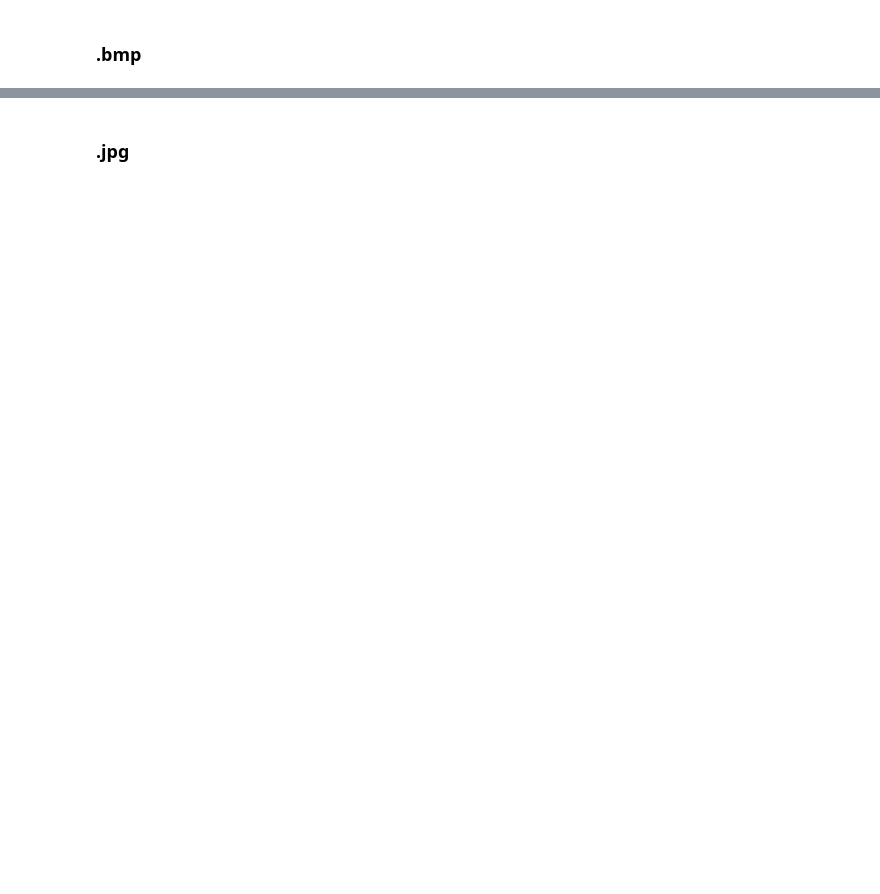
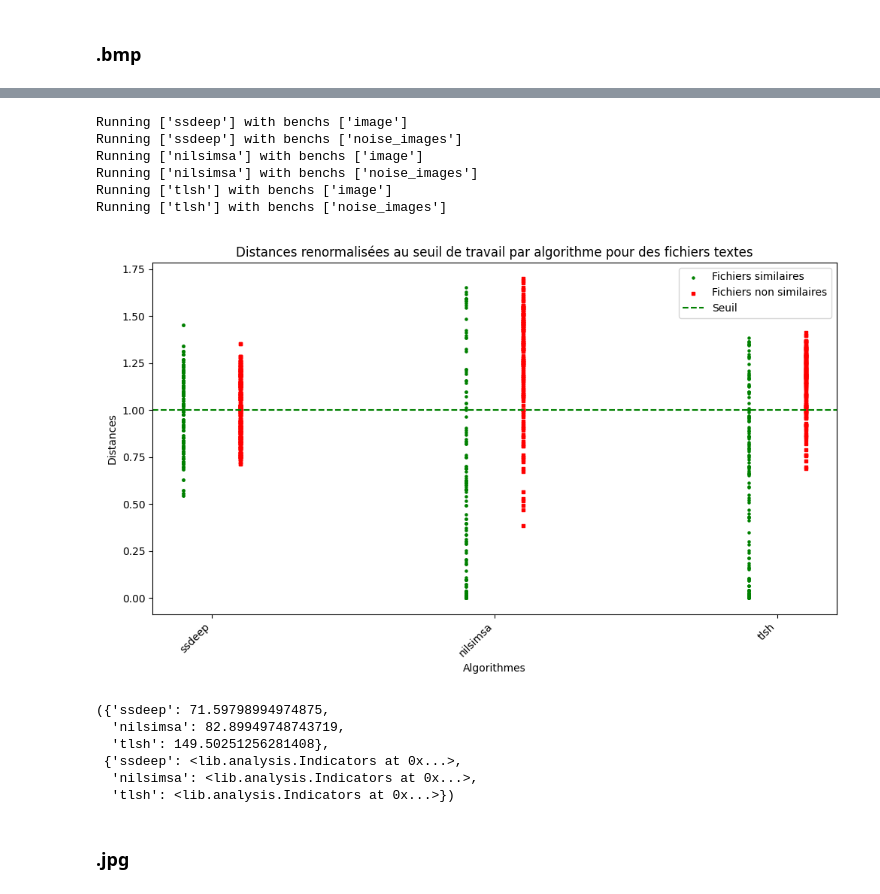
Before and after one commit to erik-helmers/psc, a Jupyter notebook: comparaison_algos.ipynb, the cells around one changed output, grey strips where cells are left out. Cells and saved outputs as stored; diff of their text form; code cells hidden in the pictures; blank space fills up the shorter version.

Commit message:
comparison_algos: write a function to avoid copy pasting code

```diff
--- a/comparaison_algos.ipynb
+++ b/comparaison_algos.ipynb
@@ -127,0 +68,16 @@ Running ['sdhash'] with benchs ['noise']
+# %%
+def algo_comparison(runners, bench_similar, bench_non_similar, suffix=None, Plot=True):
+    dataframes_pos = {}
+    dataframes_neg = {}
+    for runner in runners:
+        pos = run(runner, bench_similar)
+        neg = run(runner, bench_non_similar)
+        if suffix:
+            pos = pos[pos['suffix'] == suffix]
+            neg = neg[neg['suffix'] == suffix]
+        dataframes_pos[runner] = pos
+        dataframes_neg[runner] = neg
+
+
+
+    return analysis.algo_comparison_on_dfs(runners, dataframes_pos, dataframes_neg, Plot=Plot)
@@ -197,2 +112,18 @@ Running ['nilsimsa'] with benchs ['noise_images']
+# %%
+algo_comparison(['ssdeep', 'nilsimsa', 'tlsh'], 'image', 'noise_images', suffix="bmp")
+# %% [output]
+Running ['ssdeep'] with benchs ['image']
+Running ['ssdeep'] with benchs ['noise_images']
+Running ['nilsimsa'] with benchs ['image']
+Running ['nilsimsa'] with benchs ['noise_images']
+Running ['tlsh'] with benchs ['image']
+Running ['tlsh'] with benchs ['noise_images']
+[figure, added]
+({'ssdeep': 71.59798994974875,
+  'nilsimsa': 82.89949748743719,
+  'tlsh': 149.50251256281408},
+ {'ssdeep': <lib.analysis.Indicators at 0x...>,
+  'nilsimsa': <lib.analysis.Indicators at 0x...>,
+  'tlsh': <lib.analysis.Indicators at 0x...>})
 # %% [markdown]
 ### .jpg
```
Also changed, not shown: parts of 9 cells of this notebook, 1 other file.
